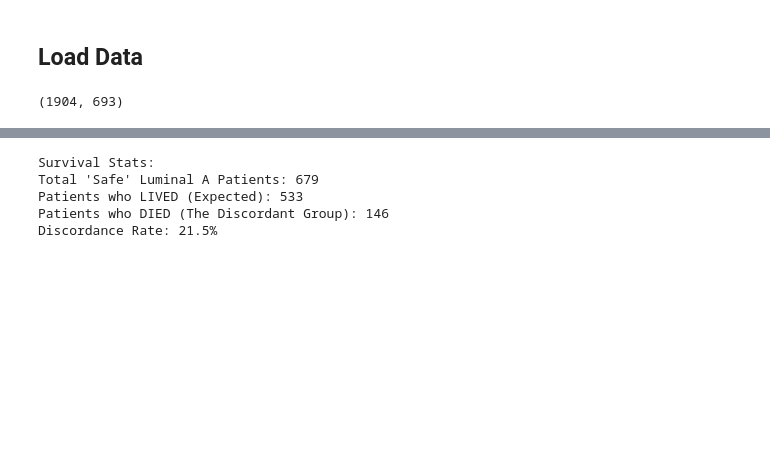
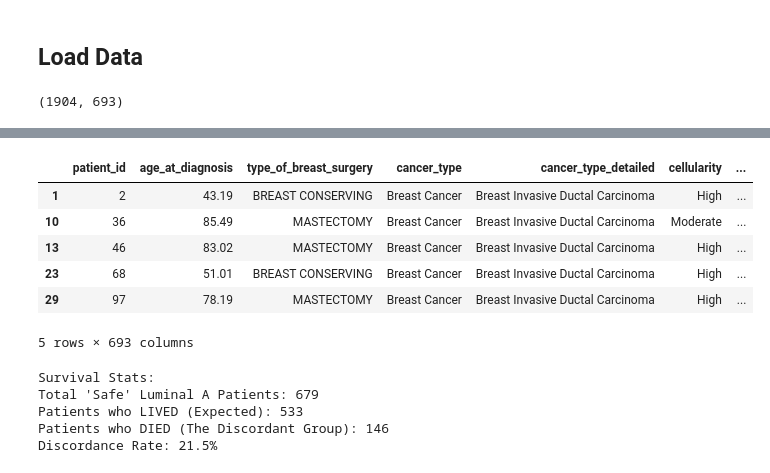
Before and after one commit to AlexandrosMiteloudis/DAMA_Hackathon, a Jupyter notebook: METABRIC_CIBCB_Version2.ipynb, the cells around one changed output, grey strips where cells are left out. Drawn from its saved outputs; the diff is of its cells as text; code cells hidden in the pictures; blank space fills up the shorter version.

```diff
--- a/METABRIC_CIBCB_Version2.ipynb
+++ b/METABRIC_CIBCB_Version2.ipynb
@@ -52,4 +64,5 @@ df.shape
 # %%
 # We isolate only the patients classified as Luminal A ('LumA').
 # This guarantees our model only looks at clinical variance within this "low-risk" group.
-df_luma = df[df['pam50_+_claudin-low_subtype'] == 'LumA'].copy()
+
+df_LumA = df[df['pam50_+_claudin-low_subtype'] == 'LumA'].copy()
@@ -72,2 +69,12 @@ df_luma
+# %%
+df_LumA.head()
+# %% [output]
+|  | patient_id | age_at_diagnosis | type_of_breast_surgery | cancer_type | cancer_type_detailed | cellularity | ... |
+| 1 | 2 | 43.19 | BREAST CONSERVING | Breast Cancer | Breast Invasive Ductal Carcinoma | High | ... |
+| 10 | 36 | 85.49 | MASTECTOMY | Breast Cancer | Breast Invasive Ductal Carcinoma | Moderate | ... |
+| 13 | 46 | 83.02 | MASTECTOMY | Breast Cancer | Breast Invasive Ductal Carcinoma | High | ... |
+| 23 | 68 | 51.01 | BREAST CONSERVING | Breast Cancer | Breast Invasive Ductal Carcinoma | High | ... |
+| 29 | 97 | 78.19 | MASTECTOMY | Breast Cancer | Breast Invasive Ductal Carcinoma | High | ... |
+5 rows × 693 columns
 # %%
 # We want to predict purely breast cancer mortality (1) vs surviving/other death (0).
```
Also changed, not shown: parts of 6 cells of this notebook.
